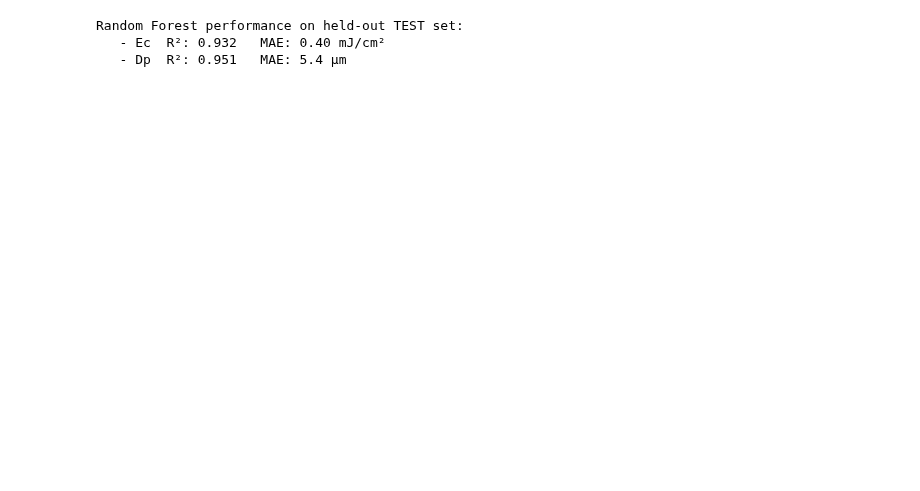
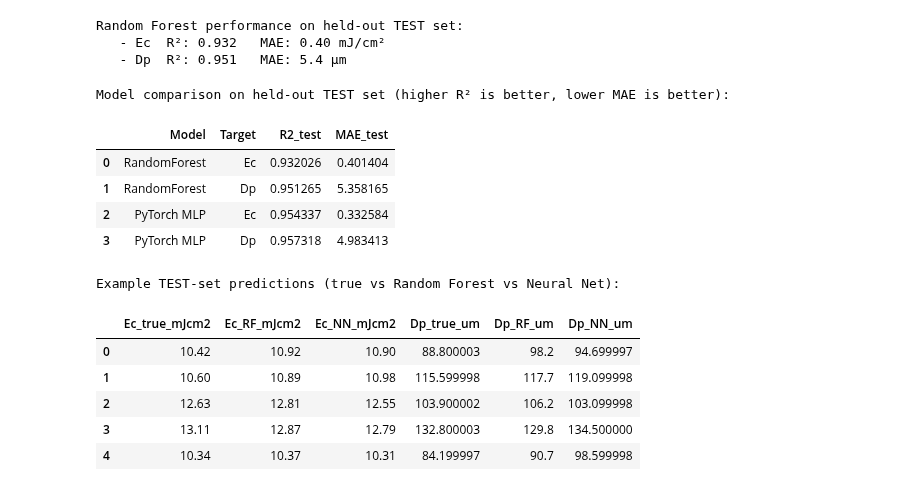
Before and after one commit to nyee88/tvam_resin_mini, a Jupyter notebook: NRC_Postdoc_Project/01_Resin_Discovery_Framework.ipynb, the cells around one changed output. Cells and saved outputs as stored; diff of their text form; code cells hidden in the pictures; blank space fills up the shorter version.

Commit message:
Prediction and model comparison.

```diff
--- a/NRC_Postdoc_Project/01_Resin_Discovery_Framework.ipynb
+++ b/NRC_Postdoc_Project/01_Resin_Discovery_Framework.ipynb
@@ -408,3 +408,81 @@ print(f"   - Dp  R²: {rf_dp_r2:.3f}   MAE: {rf_dp_mae:.1f} µm")
 Random Forest performance on held-out TEST set:
    - Ec  R²: 0.932   MAE: 0.40 mJ/cm²
    - Dp  R²: 0.951   MAE: 5.4 µm
+# %%
+# CELL 5: Compare Random Forest vs PyTorch MLP and show example predictions
+
+# 1) Metric comparison table (TEST set)
+results = pd.DataFrame([
+    {
+        "Model": "RandomForest",
+        "Target": "Ec",
+        "R2_test": rf_ec_r2,
+        "MAE_test": rf_ec_mae,
+    },
+    {
+        "Model": "RandomForest",
+        "Target": "Dp",
+        "R2_test": rf_dp_r2,
+        "MAE_test": rf_dp_mae,
+    },
+    {
+        "Model": "PyTorch MLP",
+        "Target": "Ec",
+        "R2_test": nn_ec_r2,
+        "MAE_test": nn_ec_mae,
+    },
+    {
+        "Model": "PyTorch MLP",
+        "Target": "Dp",
+        "R2_test": nn_dp_r2,
+        "MAE_test": nn_dp_mae,
+    },
+])
+
+print("Model comparison on held-out TEST set (higher R² is better, lower MAE is better):")
+display(results)
+
+# 2) A few concrete test-set predictions: true vs RF vs NN
+
+rng_preview = np.random.default_rng(123)
+n_examples = 5
+example_idx = rng_preview.choice(len(y_ec_test), size=n_examples, replace=False)
+
+rows = []
+for idx in example_idx:
+    rows.append({
+        "Ec_true_mJcm2":    y_ec_test[idx],
+        "Ec_RF_mJcm2":      y_ec_pred_rf[idx],
+        "Ec_NN_mJcm2":      y_ec_pred_test[idx],
+        "Dp_true_um":       y_dp_test[idx],
+        "Dp_RF_um":         y_dp_pred_rf[idx],
+        "Dp_NN_um":         y_dp_pred_test[idx],
+    })
+
+examples_df = pd.DataFrame(rows)
+
+print("\nExample TEST-set predictions (true vs Random Forest vs Neural Net):")
+display(
+    examples_df.round({
+        "Ec_true_mJcm2": 2,
+        "Ec_RF_mJcm2":   2,
+        "Ec_NN_mJcm2":   2,
+        "Dp_true_um":    1,
+        "Dp_RF_um":      1,
+        "Dp_NN_um":      1,
+    })
+)
+# %% [output]
+Model comparison on held-out TEST set (higher R² is better, lower MAE is better):
+|  | Model | Target | R2_test | MAE_test |
+| 0 | RandomForest | Ec | 0.932026 | 0.401404 |
+| 1 | RandomForest | Dp | 0.951265 | 5.358165 |
+| 2 | PyTorch MLP | Ec | 0.954337 | 0.332584 |
+| 3 | PyTorch MLP | Dp | 0.957318 | 4.983413 |
+Example TEST-set predictions (true vs Random Forest vs Neural Net):
+|  | Ec_true_mJcm2 | Ec_RF_mJcm2 | Ec_NN_mJcm2 | Dp_true_um | Dp_RF_um | Dp_NN_um |
+| 0 | 10.42 | 10.92 | 10.90 | 88.800003 | 98.2 | 94.699997 |
+| 1 | 10.60 | 10.89 | 10.98 | 115.599998 | 117.7 | 119.099998 |
+| 2 | 12.63 | 12.81 | 12.55 | 103.900002 | 106.2 | 103.099998 |
+| 3 | 13.11 | 12.87 | 12.79 | 132.800003 | 129.8 | 134.500000 |
+| 4 | 10.34 | 10.37 | 10.31 | 84.199997 | 90.7 | 98.599998 |
```
Also changed, not shown: parts of 1 cell of this notebook.
